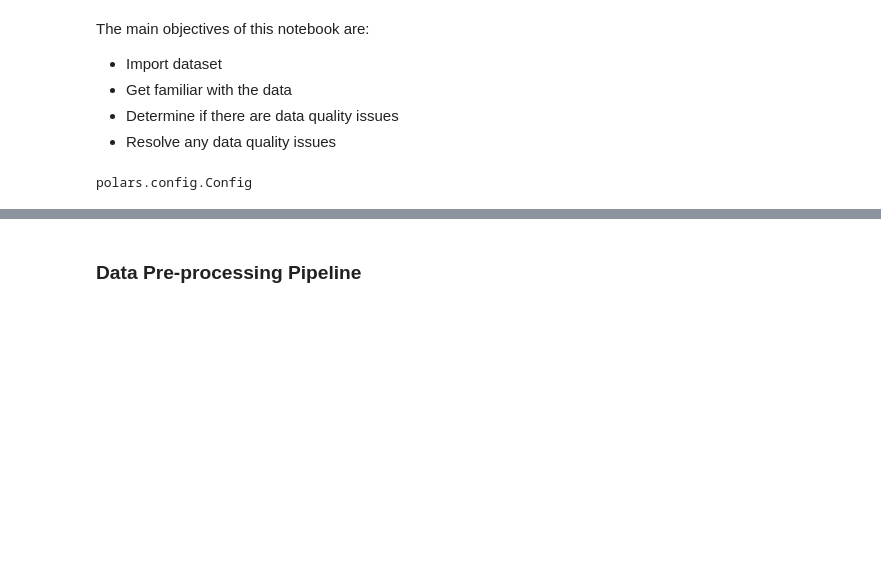
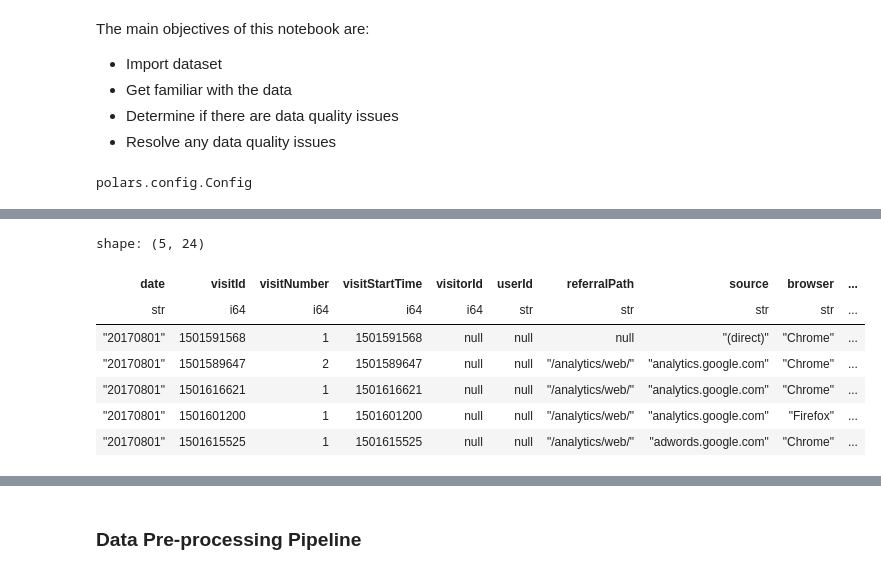
Before and after one commit to Andrew-Bordei/Data-Science, a Jupyter notebook: recommendation_system/notebooks/preprocessing.ipynb, the cells around one changed output, grey strips where cells are left out. Cells and saved outputs as stored; diff of their text form; code cells hidden in the pictures; blank space fills up the shorter version.

```diff
--- a/recommendation_system/notebooks/preprocessing.ipynb
+++ b/recommendation_system/notebooks/preprocessing.ipynb
@@ -51,0 +120,11 @@ shape: (1, 5)
+# %%
+df.head()
+# %% [output]
+shape: (5, 24)
+| date | visitId | visitNumber | visitStartTime | visitorId | userId | referralPath | source | browser | ... |
+| str | i64 | i64 | i64 | i64 | str | str | str | str | ... |
+| "20170801" | 1501591568 | 1 | 1501591568 | null | null | null | "(direct)" | "Chrome" | ... |
+| "20170801" | 1501589647 | 2 | 1501589647 | null | null | "/analytics/web/" | "analytics.google.com" | "Chrome" | ... |
+| "20170801" | 1501616621 | 1 | 1501616621 | null | null | "/analytics/web/" | "analytics.google.com" | "Chrome" | ... |
+| "20170801" | 1501601200 | 1 | 1501601200 | null | null | "/analytics/web/" | "analytics.google.com" | "Firefox" | ... |
+| "20170801" | 1501615525 | 1 | 1501615525 | null | null | "/analytics/web/" | "adwords.google.com" | "Chrome" | ... |
```
Also changed, not shown: parts of 17 cells of this notebook, 3 other files.
